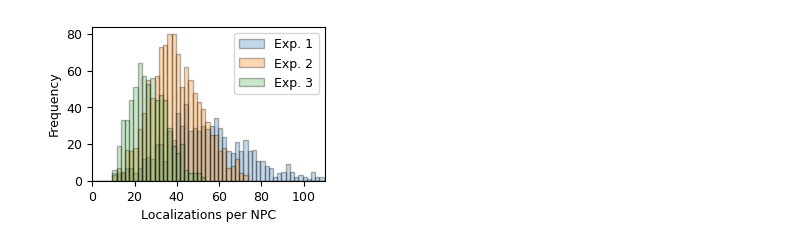
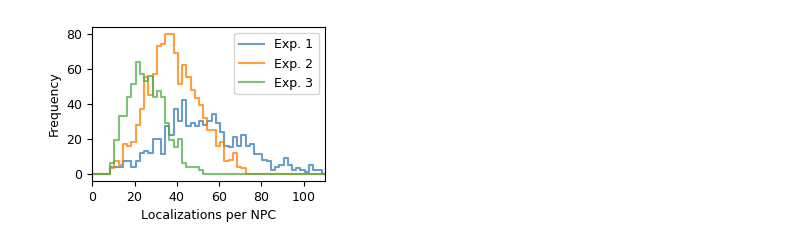
Before and after one commit to bewersdorflab/Rtn4_paper_code, a Jupyter notebook: Counting_analysis_Fig4/2D_Nup96_histogram.ipynb, the cells around one changed output. Drawn from its saved outputs; the diff is of its cells as text; code cells hidden in the pictures.

Commit message:
Changed everything from histograms to step plots

```diff
--- a/Counting_analysis_Fig4/2D_Nup96_histogram.ipynb
+++ b/Counting_analysis_Fig4/2D_Nup96_histogram.ipynb
@@ -18,7 +18,7 @@ ddir = "C:\\Users\\laf62\\Desktop\\LAF-Drive\\Yale_University\\Bewersdorf_Lab\\P
 # base name of files (should all be the same except for the '_#' at the end but don't include that here)
 dname = "MATLAB_hist_extraction"
 
-ver = 'V2' #version name for files to not overwrite old ones
+ver = 'V3' #version name for files to not overwrite old ones
 
 # number of files to analyze
 fnum = 3
@@ -56,26 +56,25 @@ std_data_n = np.std(avg_data_n,axis=0)
 # %%
 import matplotlib.pyplot as plt
 plt.close(fig=None)
 plt.rcParams.update({'font.size': 9})
 # Average histogram of all experiments
 fig = plt.figure(figsize=[3,2])
 for c in range(fnum):
-    plt.bar(avg_data_x, adj_data_n[c], width=bin_size, label=names[c], color=colors[c], alpha=0.3, edgecolor = 'k',
-            ecolor='tab:blue')#,yerr=n_std)
+    plt.step(avg_data_x, adj_data_n[c], label=names[c], color=colors[c], alpha=0.75)#,yerr=n_std)
     #plt.axvline(x=med_avg, linestyle='--',color='tab:red',alpha=1)
     #plt.text(med_avg+1,np.max(n_avg),str(np.round(med_avg,2)),color='tab:red', fontsize='large')
     plt.xlabel('Localizations per NPC')
     plt.ylabel('Frequency')
     plt.xlim([0,110])
 plt.legend()
 save_path = savedir + '\\All_NPC_Hists_' + ver + '.png'
 plt.savefig(save_path, dpi=600, facecolor='w', edgecolor='w',
         orientation='portrait', papertype=None, format=None,
         transparent=False, bbox_inches='tight', pad_inches=0, metadata=None)
 plt.show()
 plt.close(fig=None)
 # %% [output]
-[figure, old version]
+[figure, new version]
 # %%
 plt.close(fig=None)
 
```
Also changed, not shown: parts of 1 cell of this notebook, 4 other files.
